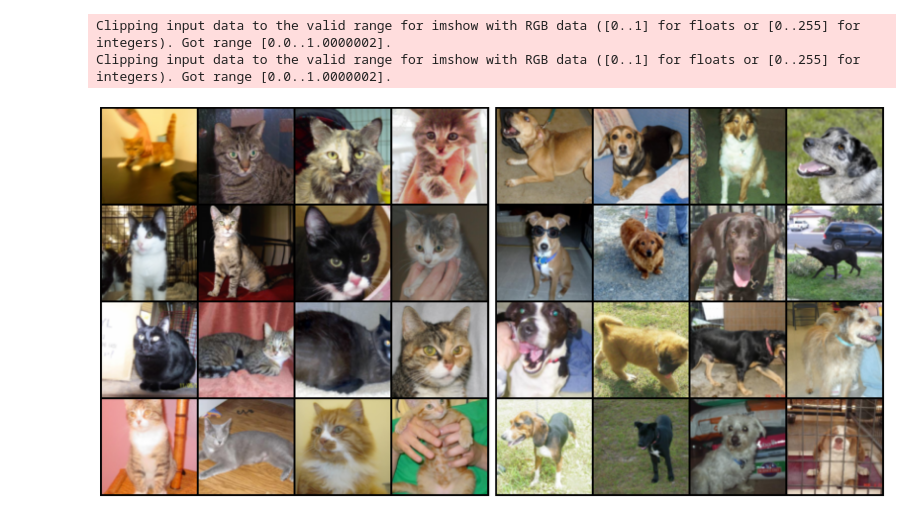
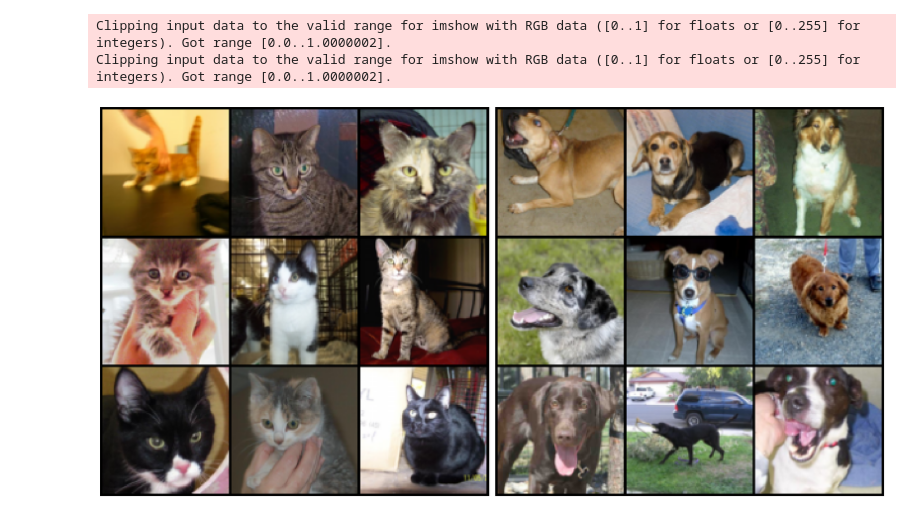
Before and after one commit to EdoardoGrassi/xai-binary-classification, a Jupyter notebook: explore.ipynb, the cells around one changed output. Saved outputs shown, nothing was run; the diff lists cells and outputs as text; code cells hidden in the pictures.

```diff
--- a/explore.ipynb
+++ b/explore.ipynb
@@ -15,22 +52,22 @@ data_source = ImageFolder("data/cats_and_dogs/PetImages", transform=transforms)
 # %%
 from torchvision.utils import make_grid
 import matplotlib.pyplot as plt
 
-N: int = 4
+N: int = 3
 
 CATS = [i for i in range(N * N)]
 DOGS = [i + 13000 for i in range(N * N)]
 cat_examples = tc.stack([data_source[i][0] for i in CATS])
 dog_examples = tc.stack([data_source[i][0] for i in DOGS])
 
 fig, axes = plt.subplots(ncols=2, figsize=(20, 20))
 axes[0].imshow(make_grid(cat_examples, nrow=N).movedim(0, -1), cmap="gray")
 axes[0].set_axis_off()
 axes[1].imshow(make_grid(dog_examples, nrow=N).movedim(0, -1), cmap="gray")
 axes[1].set_axis_off()
 plt.tight_layout()
 plt.savefig("images/cats_vs_dogs_preview.png")
 # %% [output]
 Clipping input data to the valid range for imshow with RGB data ([0..1] for floats or [0..255] for integers). Got range [0.0..1.0000002].
 Clipping input data to the valid range for imshow with RGB data ([0..1] for floats or [0..255] for integers). Got range [0.0..1.0000002].
-[figure, old version]
+[figure, new version]
```
Also changed, not shown: parts of 1 cell of this notebook, 18 other files.
